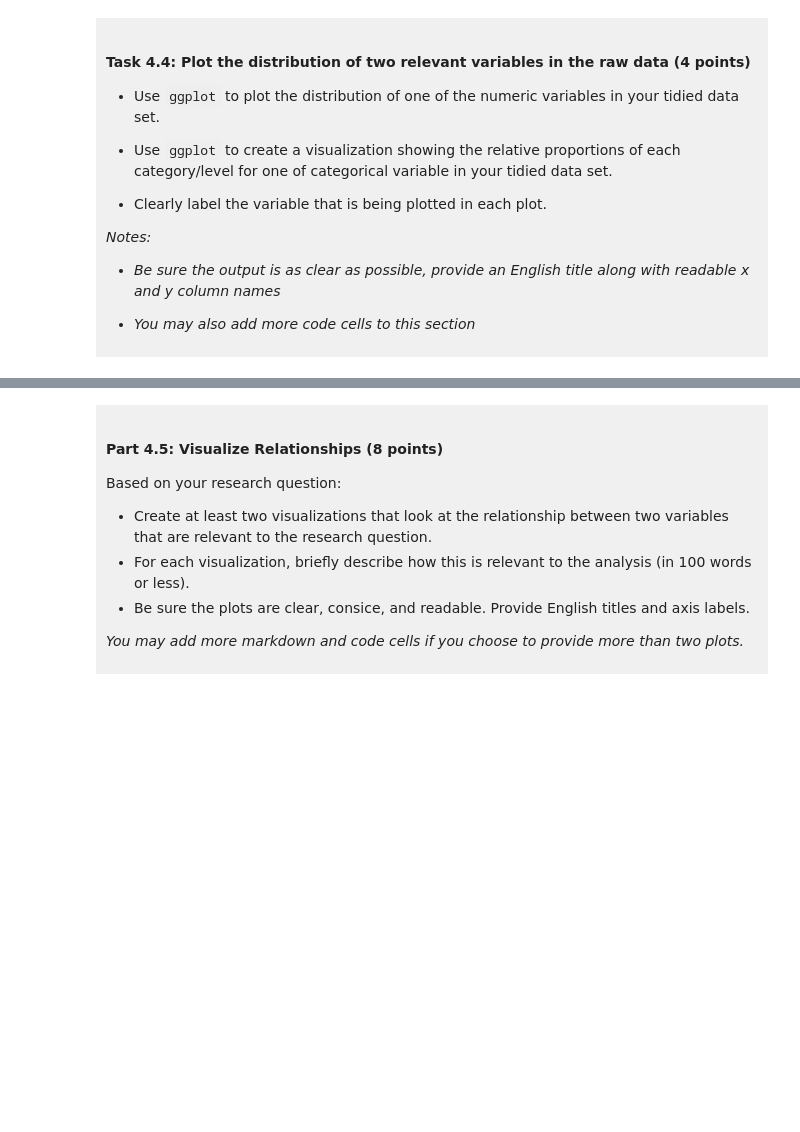
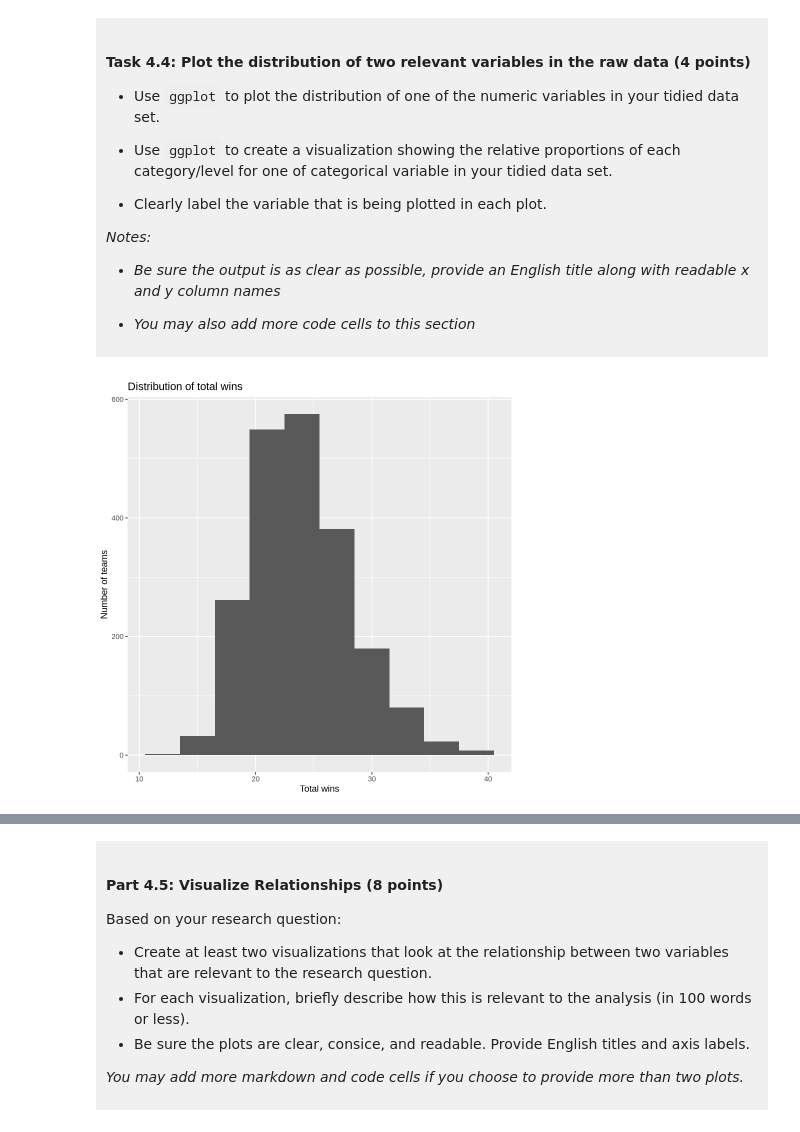
Before and after one commit to Rileyyy07/dsci-100-project-Riley-Shi, a Jupyter notebook: dsci-100-project-notebook.ipynb, the cells around one changed output, grey strips where cells are left out. Drawn from its saved outputs; the diff is of its cells as text; code cells hidden in the pictures; blank space fills up the shorter version.

```diff
--- a/dsci-100-project-notebook.ipynb
+++ b/dsci-100-project-notebook.ipynb
@@ -293,5 +333,14 @@ You will refine your research question (if needed) and produce a tidy data set.
 
 </div>
 # %%
-### EDIT THIS CODE CELL FOR PLOT 1 ###
+### EDIT THIS CODE CELL FOR PLOT 1  #plot1: distribution of total wins
+plot_total_wins<-womens_march_madness |>
+ggplot(aes(x=total_wins))+
+geom_histogram(binwidth=3)+
+labs(title="Distribution of total wins",
+    x= "Total wins",
+    y="Number of teams")
+plot_total_wins
+# %% [output]
+[figure, added]
 # %%
```
Also changed, not shown: parts of 9 cells of this notebook.
